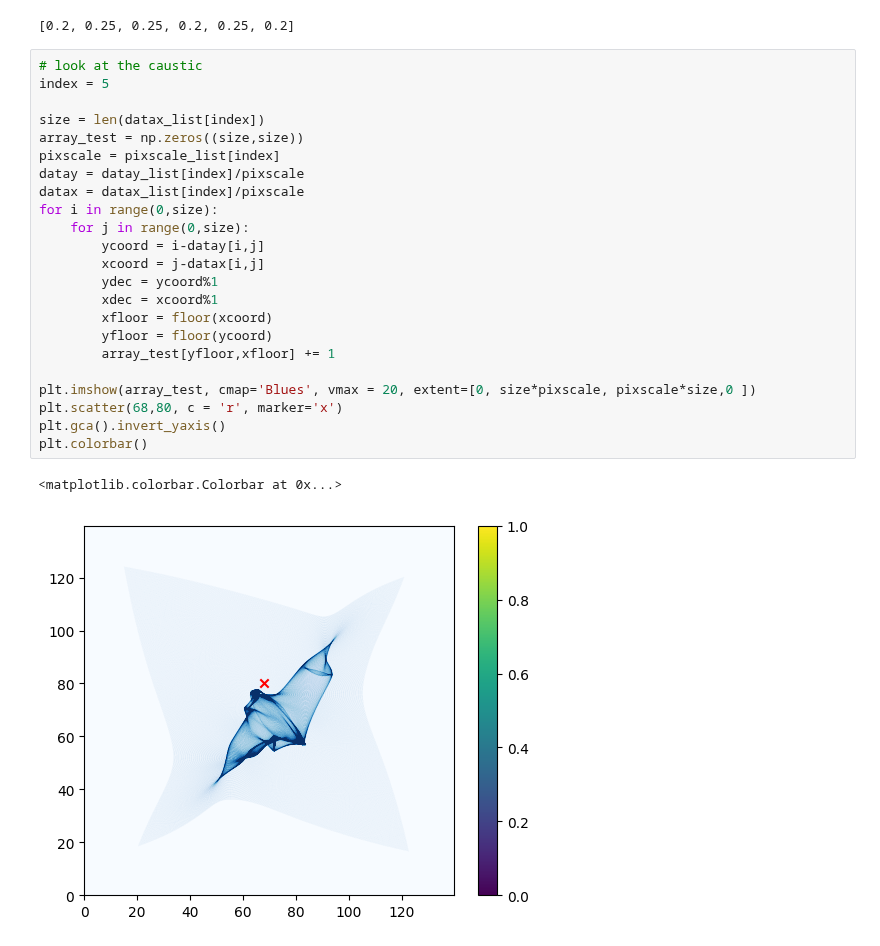
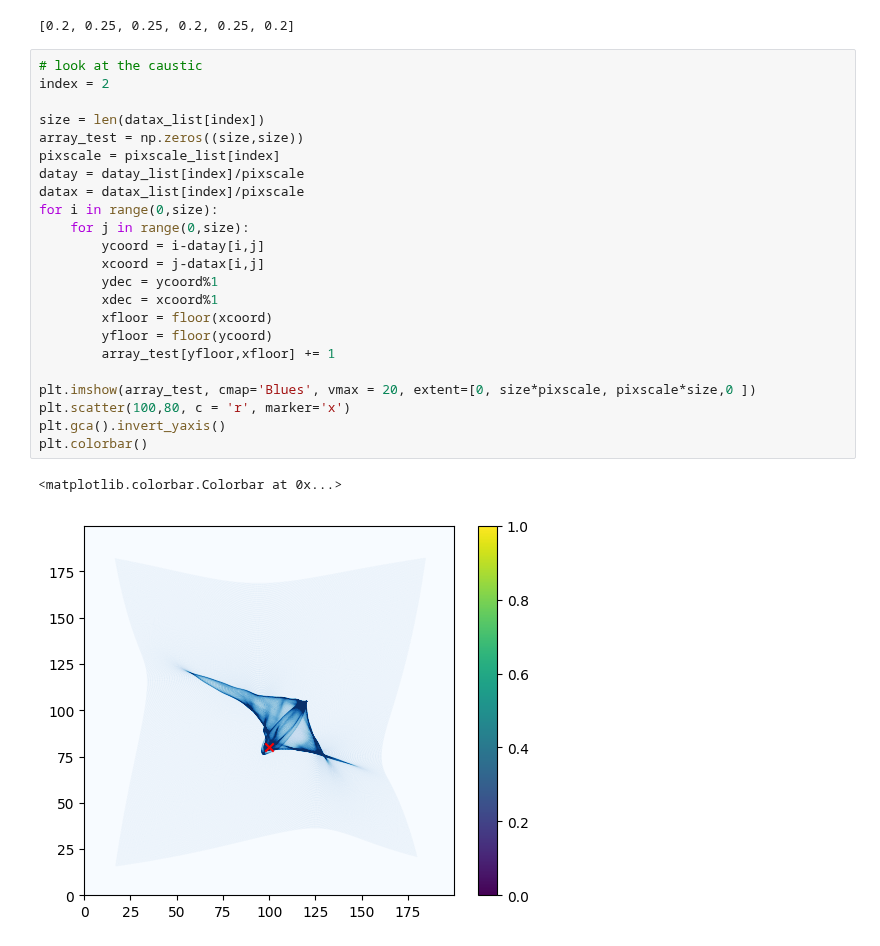
Before and after one commit to diceandcats/GWlensing_Brian, a Jupyter notebook: visualize cluster.ipynb, the cells around one changed output. Drawn from its saved outputs; the diff is of its cells as text.

```diff
--- a/visualize cluster.ipynb
+++ b/visualize cluster.ipynb
@@ -91,27 +91,27 @@ print(pixscale_list)
 [0.2, 0.25, 0.25, 0.2, 0.25, 0.2]
 # %%
 # look at the caustic
-index = 5
+index = 2
 
 size = len(datax_list[index])
 array_test = np.zeros((size,size))
 pixscale = pixscale_list[index]
 datay = datay_list[index]/pixscale
 datax = datax_list[index]/pixscale
 for i in range(0,size):
     for j in range(0,size):
         ycoord = i-datay[i,j]
         xcoord = j-datax[i,j]
         ydec = ycoord%1
         xdec = xcoord%1
         xfloor = floor(xcoord)
         yfloor = floor(ycoord)
         array_test[yfloor,xfloor] += 1
 
 plt.imshow(array_test, cmap='Blues', vmax = 20, extent=[0, size*pixscale, pixscale*size,0 ])
-plt.scatter(68,80, c = 'r', marker='x')
+plt.scatter(100,80, c = 'r', marker='x')
 plt.gca().invert_yaxis()
 plt.colorbar()
 # %% [output]
 <matplotlib.colorbar.Colorbar at 0x...>
-[figure, old version]
+[figure, new version]
```
Also changed, not shown: 1 other file.
